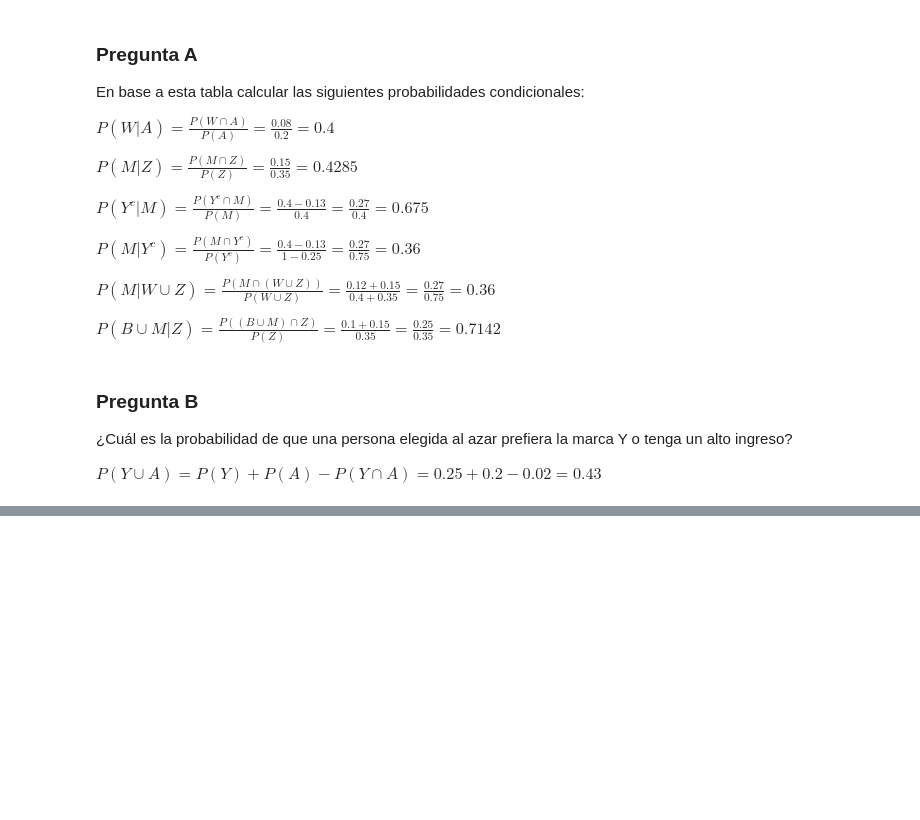
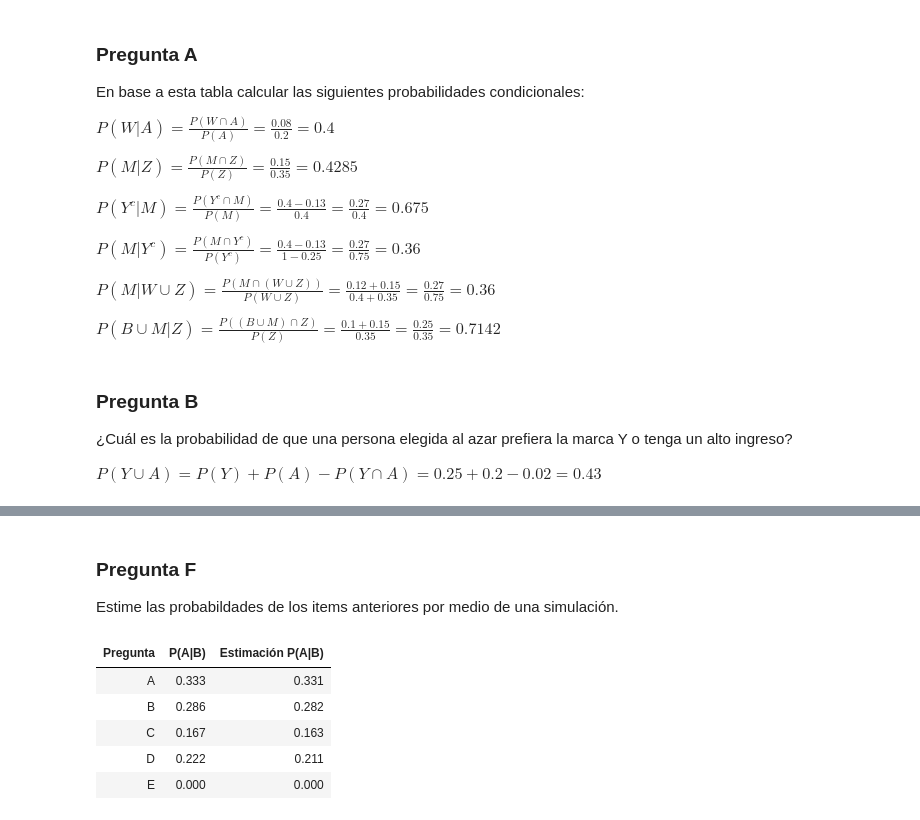
Before and after one commit to honi/uba-probabilidad-y-estadistica, a Jupyter notebook: Soluciones/Práctica1.ipynb, the cells around one changed output, grey strips where cells are left out. Saved outputs shown, nothing was run; the diff lists cells and outputs as text; code cells hidden in the pictures; blank space fills up the shorter version.

```diff
--- a/Soluciones/Práctica1.ipynb
+++ b/Soluciones/Práctica1.ipynb
@@ -18,7 +18,7 @@ Definir un espacio muestral S apropiado para este experimento.
 # %% [markdown]
 $S = \{(i, j) \mid 1 \leq i,j \leq 6 \}$
 # %%
-S = set([(i, j) for i in range(1, 7) for j in range(1, 7)])
+S = {(i, j) for i in range(1, 7) for j in range(1, 7)}
 # %% [markdown]
 ### Pregunta B
 
@@ -34,7 +34,7 @@ El valor obtenido en el primer tiro es superior al obtenido en el segundo.
 
 $B = \{(i, j) \mid i \gt j \} \subset S$
 # %%
-B = set([(i, j) for i, j in S if i > j])
+B = {(i, j) for i, j in S if i > j}
 # %% [markdown]
 El valor obtenido en el primer tiro es un 4.
 
@@ -601,0 +688,44 @@ $P(Y \cup A) = P(Y) + P(A) - P(Y \cap A) = 0.25 + 0.2 - 0.02 = 0.43$
+# %% [markdown]
+### Pregunta F
+
+Estime las probabildades de los items anteriores por medio de una simulación.
+# %%
+import pandas as pd
+from fractions import Fraction
+from random import sample
+from IPython.display import HTML
+
+def create_event(condition=lambda d1, d2: True):
+    return {(d1, d2) for d1 in range(1, 7) for d2 in range(1, 7) if condition(d1, d2)}
+
+conditions = [
+    ('A', lambda d1, d2: (d1 + d2) % 2 == 1),
+    ('B', lambda d1, d2: d1 + d2 > 6),
+    ('C', lambda d1, d2: d2 % 2 == 0),
+    ('D', lambda d1, d2: d1 % 2 == 1 or d2 % 2 == 1),
+    ('E', lambda d1, d2: d1 == d2),
+]
+
+S = create_event()
+A = create_event(lambda d1, d2: d1 + d2 == 7)
+N = 1000
+
+results = []
+for name, condition in conditions:
+    B = create_event(condition)
+    P = round((len(A.intersection(B)) / len(S)) / (len(B) / len(S)), 3)
+    count = 0
+    for _ in range(N):
+        experiment = sample(list(B), 1)[0]
+        if experiment in A:
+            count += 1
+    results.append([name, P, count / N])
+
+HTML(pd.DataFrame(results, columns=['Pregunta', 'P(A|B)', 'Estimación P(A|B)']).to_html(index=False))
+# %% [output]
+| Pregunta | P(A|B) | Estimación P(A|B) |
+| A | 0.333 | 0.331 |
+| B | 0.286 | 0.282 |
+| C | 0.167 | 0.163 |
+| D | 0.222 | 0.211 |
+| E | 0.000 | 0.000 |
```
Also changed, not shown: parts of 14 cells of this notebook.
